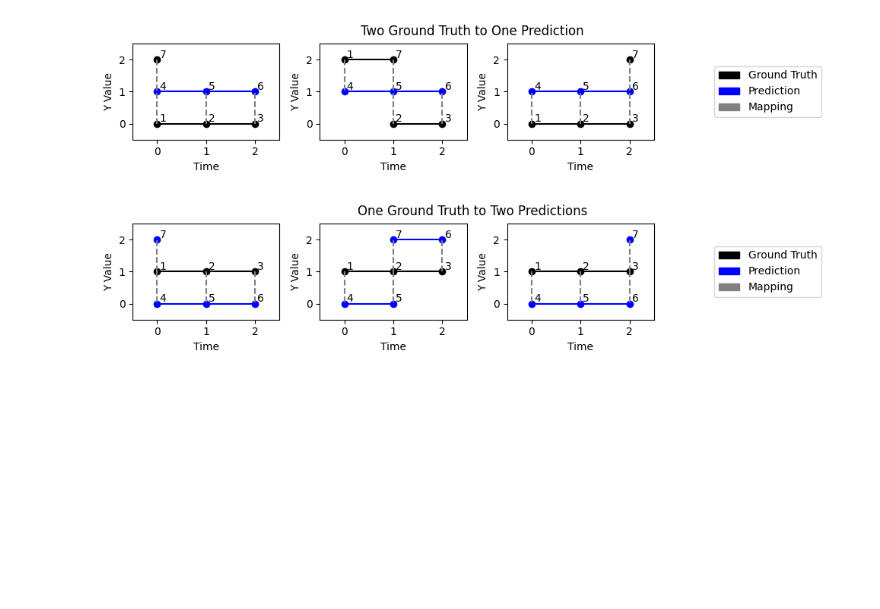
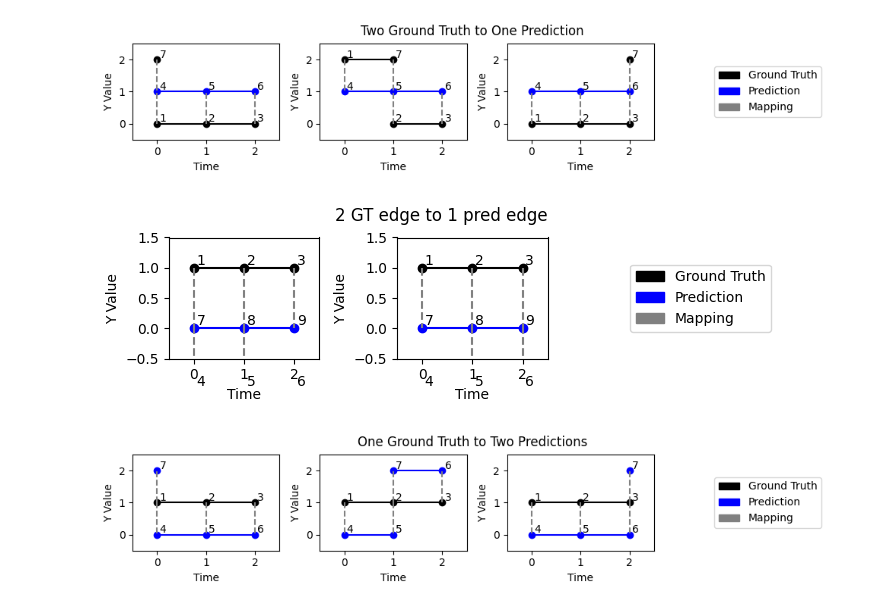
Before and after one commit to Janelia-Trackathon-2023/traccuracy, a Jupyter notebook: examples/test-cases.ipynb, the cells around one changed output. Saved outputs shown, nothing was run; the diff lists cells and outputs as text; code cells hidden in the pictures; blank space fills up the shorter version.

```diff
--- a/examples/test-cases.ipynb
+++ b/examples/test-cases.ipynb
@@ -110,3 +117,10 @@ plot_matched([ex_graphs.two_to_one(t) for t in [0, 1, 2]], "Two Ground Truth to
 # %% [output]
 [figure]
+# %%
+plot_matched(
+    [ex_graphs.edge_two_to_one(t) for t in [0, 1]],
+    "2 GT edge to 1 pred edge"
+)
+# %% [output]
+[figure, added]
 # %%
```
Also changed, not shown: parts of 4 cells of this notebook, 1 other file.
